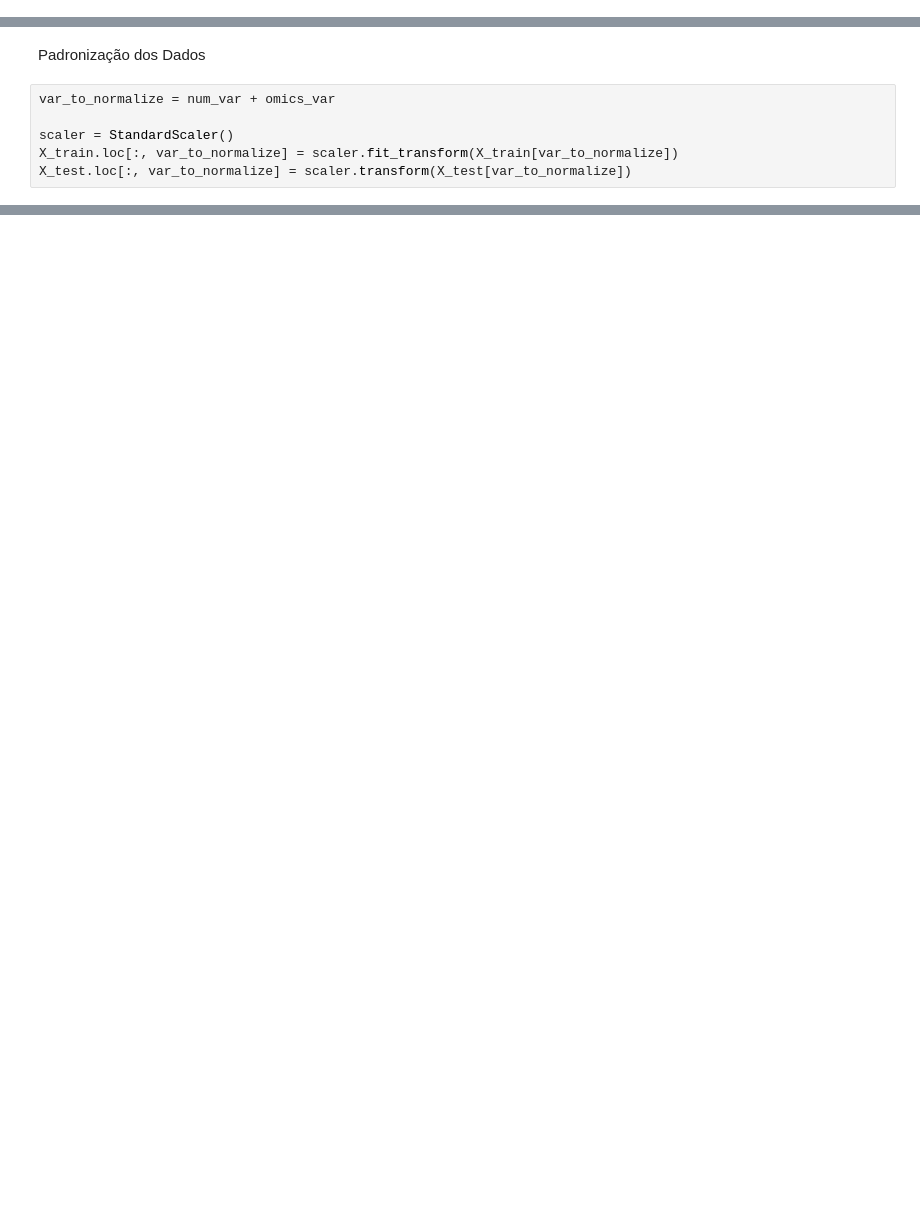
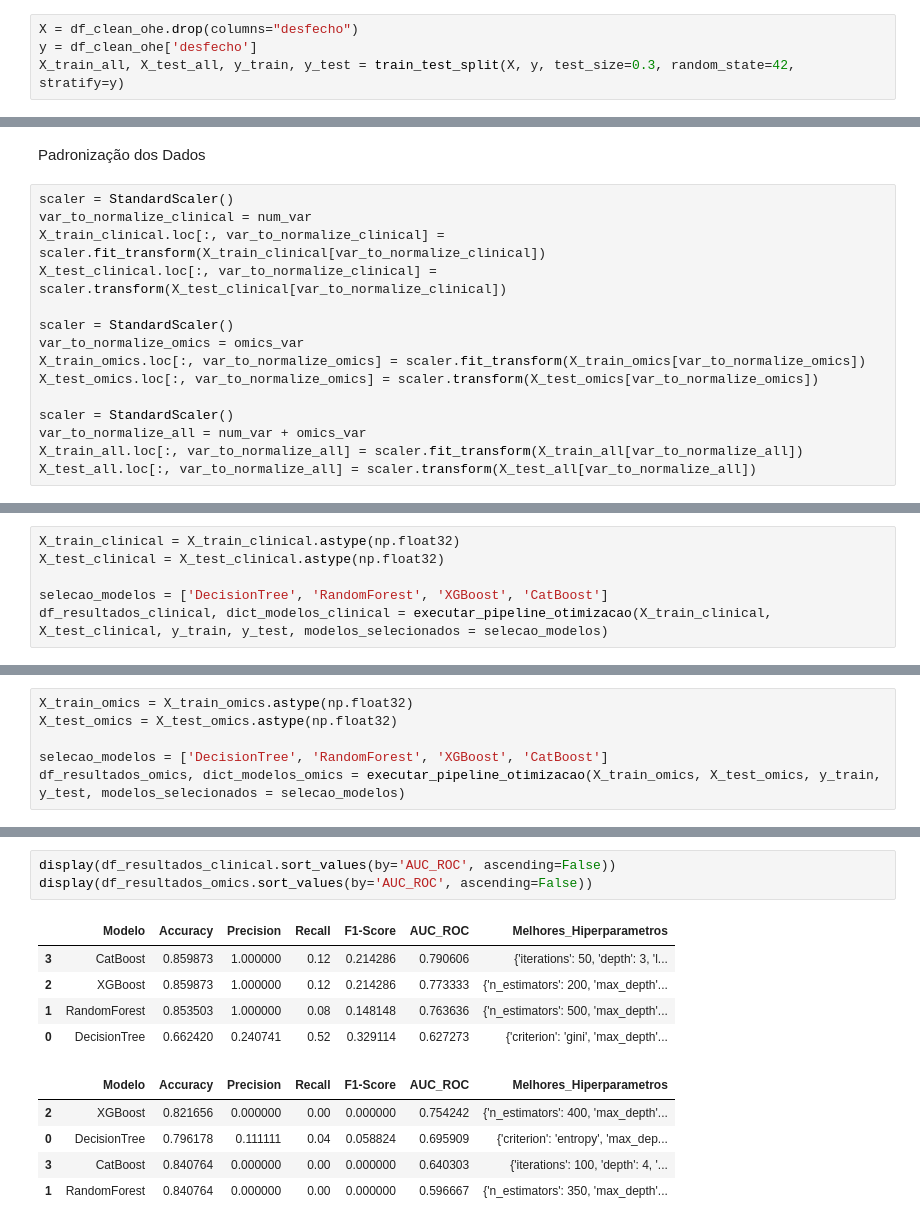
Before and after one commit to v-camargo/genomics, a Jupyter notebook: modeling_TCGA.ipynb, the cells around one changed output, grey strips where cells are left out. Drawn from its saved outputs; the diff is of its cells as text; blank space fills up the shorter version.

Commit message:
First results

```diff
--- a/modeling_TCGA.ipynb
+++ b/modeling_TCGA.ipynb
@@ -748,0 +795,4 @@ X_train, X_test, y_train, y_test = train_test_split(X, y, test_size=0.3, random_
+# %%
+X = df_clean_ohe.drop(columns="desfecho")
+y = df_clean_ohe['desfecho']
+X_train_all, X_test_all, y_train, y_test = train_test_split(X, y, test_size=0.3, random_state=42, stratify=y)
@@ -757,8 +851,17 @@ pd.DataFrame({"Treino": y_train.value_counts()/y_train.shape[0], "Teste": y_test
 # %% [markdown]
 Padronização dos Dados
 # %%
-var_to_normalize = num_var + omics_var
+scaler = StandardScaler()
+var_to_normalize_clinical = num_var
+X_train_clinical.loc[:, var_to_normalize_clinical] = scaler.fit_transform(X_train_clinical[var_to_normalize_clinical])
+X_test_clinical.loc[:, var_to_normalize_clinical] = scaler.transform(X_test_clinical[var_to_normalize_clinical])
 
 scaler = StandardScaler()
-X_train.loc[:, var_to_normalize] = scaler.fit_transform(X_train[var_to_normalize])
-X_test.loc[:, var_to_normalize] = scaler.transform(X_test[var_to_normalize])
+var_to_normalize_omics = omics_var
+X_train_omics.loc[:, var_to_normalize_omics] = scaler.fit_transform(X_train_omics[var_to_normalize_omics])
+X_test_omics.loc[:, var_to_normalize_omics] = scaler.transform(X_test_omics[var_to_normalize_omics])
+
+scaler = StandardScaler()
+var_to_normalize_all = num_var + omics_var
+X_train_all.loc[:, var_to_normalize_all] = scaler.fit_transform(X_train_all[var_to_normalize_all])
+X_test_all.loc[:, var_to_normalize_all] = scaler.transform(X_test_all[var_to_normalize_all])
@@ -764,0 +1237,6 @@ X_test.loc[:, var_to_normalize] = scaler.transform(X_test[var_to_normalize])
+# %%
+X_train_clinical = X_train_clinical.astype(np.float32)
+X_test_clinical = X_test_clinical.astype(np.float32)
+
+selecao_modelos = ['DecisionTree', 'RandomForest', 'XGBoost', 'CatBoost']
+df_resultados_clinical, dict_modelos_clinical = executar_pipeline_otimizacao(X_train_clinical, X_test_clinical, y_train, y_test, modelos_selecionados = selecao_modelos)
@@ -764,0 +1332,6 @@ X_test.loc[:, var_to_normalize] = scaler.transform(X_test[var_to_normalize])
+# %%
+X_train_omics = X_train_omics.astype(np.float32)
+X_test_omics = X_test_omics.astype(np.float32)
+
+selecao_modelos = ['DecisionTree', 'RandomForest', 'XGBoost', 'CatBoost']
+df_resultados_omics, dict_modelos_omics = executar_pipeline_otimizacao(X_train_omics, X_test_omics, y_train, y_test, modelos_selecionados = selecao_modelos)
@@ -764,0 +1409,14 @@ X_test.loc[:, var_to_normalize] = scaler.transform(X_test[var_to_normalize])
+# %%
+display(df_resultados_clinical.sort_values(by='AUC_ROC', ascending=False))
+display(df_resultados_omics.sort_values(by='AUC_ROC', ascending=False))
+# %% [output]
+|  | Modelo | Accuracy | Precision | Recall | F1-Score | AUC_ROC | Melhores_Hiperparametros |
+| 3 | CatBoost | 0.859873 | 1.000000 | 0.12 | 0.214286 | 0.790606 | {'iterations': 50, 'depth': 3, 'l... |
+| 2 | XGBoost | 0.859873 | 1.000000 | 0.12 | 0.214286 | 0.773333 | {'n_estimators': 200, 'max_depth'... |
+| 1 | RandomForest | 0.853503 | 1.000000 | 0.08 | 0.148148 | 0.763636 | {'n_estimators': 500, 'max_depth'... |
+| 0 | DecisionTree | 0.662420 | 0.240741 | 0.52 | 0.329114 | 0.627273 | {'criterion': 'gini', 'max_depth'... |
+|  | Modelo | Accuracy | Precision | Recall | F1-Score | AUC_ROC | Melhores_Hiperparametros |
+| 2 | XGBoost | 0.821656 | 0.000000 | 0.00 | 0.000000 | 0.754242 | {'n_estimators': 400, 'max_depth'... |
+| 0 | DecisionTree | 0.796178 | 0.111111 | 0.04 | 0.058824 | 0.695909 | {'criterion': 'entropy', 'max_dep... |
+| 3 | CatBoost | 0.840764 | 0.000000 | 0.00 | 0.000000 | 0.640303 | {'iterations': 100, 'depth': 4, '... |
+| 1 | RandomForest | 0.840764 | 0.000000 | 0.00 | 0.000000 | 0.596667 | {'n_estimators': 350, 'max_depth'... |
```
Also changed, not shown: parts of 49 cells of this notebook, 2 other files.
